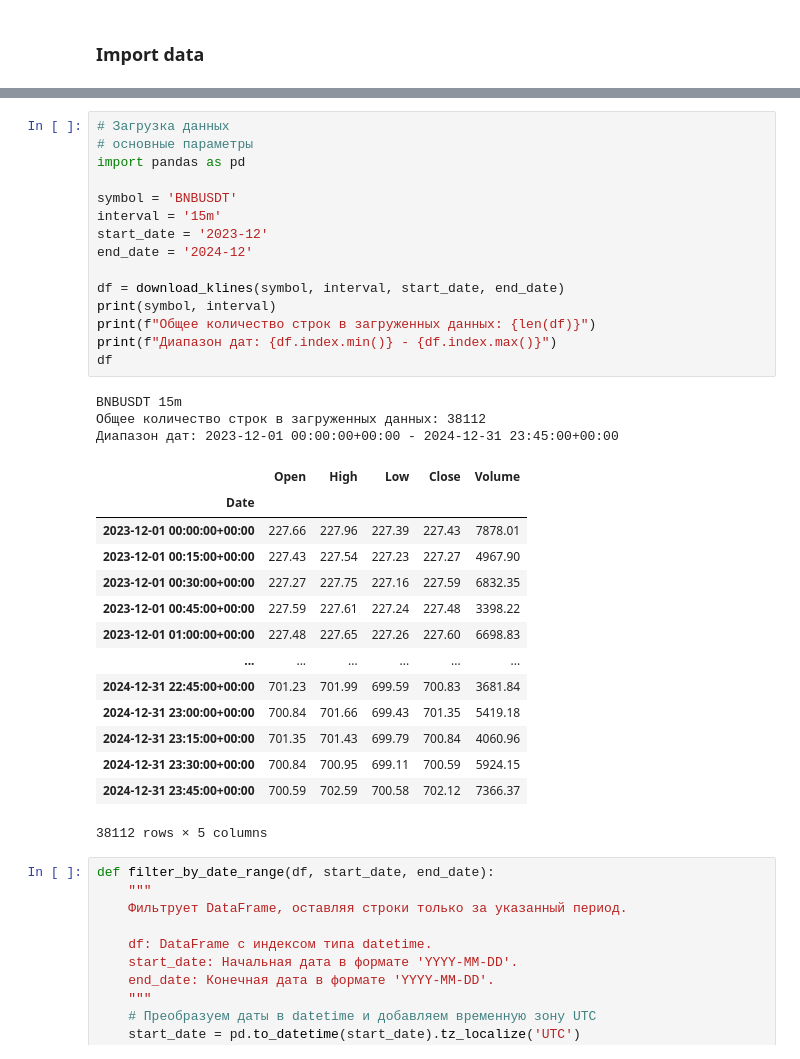
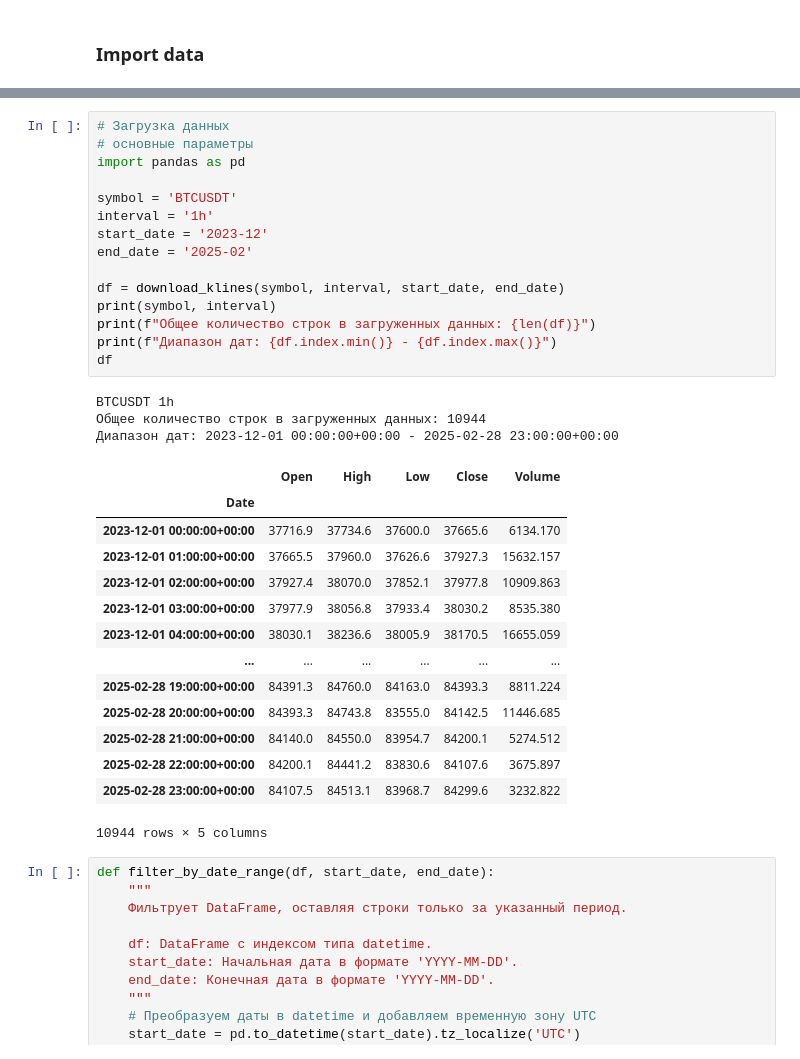
Before and after one commit to dkalenov/trading-bots-and-strategies, a Jupyter notebook: supertrend_bot_binance/supertrend_backtest.ipynb, the cells around one changed output, grey strips where cells are left out. Saved outputs shown, nothing was run; the diff lists cells and outputs as text.

```diff
--- a/supertrend_bot_binance/supertrend_backtest.ipynb
+++ b/supertrend_bot_binance/supertrend_backtest.ipynb
@@ -382,36 +595,36 @@ Requirement already satisfied: py4j in /usr/local/lib/python3.11/dist-packages (
 # %%
 # Загрузка данных
 # основные параметры
 import pandas as pd
 
-symbol = 'BNBUSDT'
-interval = '15m'
+symbol = 'BTCUSDT'
+interval = '1h'
 start_date = '2023-12'
-end_date = '2024-12'
+end_date = '2025-02'
 
 df = download_klines(symbol, interval, start_date, end_date)
 print(symbol, interval)
 print(f"Общее количество строк в загруженных данных: {len(df)}")
 print(f"Диапазон дат: {df.index.min()} - {df.index.max()}")
 df
 # %% [output]
-BNBUSDT 15m
-Общее количество строк в загруженных данных: 38112
-Диапазон дат: 2023-12-01 00:00:00+00:00 - 2024-12-31 23:45:00+00:00
+BTCUSDT 1h
+Общее количество строк в загруженных данных: 10944
+Диапазон дат: 2023-12-01 00:00:00+00:00 - 2025-02-28 23:00:00+00:00
 |  | Open | High | Low | Close | Volume |
 | Date |  |  |  |  |  |
-| 2023-12-01 00:00:00+00:00 | 227.66 | 227.96 | 227.39 | 227.43 | 7878.01 |
-| 2023-12-01 00:15:00+00:00 | 227.43 | 227.54 | 227.23 | 227.27 | 4967.90 |
-| 2023-12-01 00:30:00+00:00 | 227.27 | 227.75 | 227.16 | 227.59 | 6832.35 |
-| 2023-12-01 00:45:00+00:00 | 227.59 | 227.61 | 227.24 | 227.48 | 3398.22 |
-| 2023-12-01 01:00:00+00:00 | 227.48 | 227.65 | 227.26 | 227.60 | 6698.83 |
+| 2023-12-01 00:00:00+00:00 | 37716.9 | 37734.6 | 37600.0 | 37665.6 | 6134.170 |
+| 2023-12-01 01:00:00+00:00 | 37665.5 | 37960.0 | 37626.6 | 37927.3 | 15632.157 |
+| 2023-12-01 02:00:00+00:00 | 37927.4 | 38070.0 | 37852.1 | 37977.8 | 10909.863 |
+| 2023-12-01 03:00:00+00:00 | 37977.9 | 38056.8 | 37933.4 | 38030.2 | 8535.380 |
+| 2023-12-01 04:00:00+00:00 | 38030.1 | 38236.6 | 38005.9 | 38170.5 | 16655.059 |
 | ... | ... | ... | ... | ... | ... |
-| 2024-12-31 22:45:00+00:00 | 701.23 | 701.99 | 699.59 | 700.83 | 3681.84 |
-| 2024-12-31 23:00:00+00:00 | 700.84 | 701.66 | 699.43 | 701.35 | 5419.18 |
-| 2024-12-31 23:15:00+00:00 | 701.35 | 701.43 | 699.79 | 700.84 | 4060.96 |
-| 2024-12-31 23:30:00+00:00 | 700.84 | 700.95 | 699.11 | 700.59 | 5924.15 |
-| 2024-12-31 23:45:00+00:00 | 700.59 | 702.59 | 700.58 | 702.12 | 7366.37 |
+| 2025-02-28 19:00:00+00:00 | 84391.3 | 84760.0 | 84163.0 | 84393.3 | 8811.224 |
+| 2025-02-28 20:00:00+00:00 | 84393.3 | 84743.8 | 83555.0 | 84142.5 | 11446.685 |
+| 2025-02-28 21:00:00+00:00 | 84140.0 | 84550.0 | 83954.7 | 84200.1 | 5274.512 |
+| 2025-02-28 22:00:00+00:00 | 84200.1 | 84441.2 | 83830.6 | 84107.6 | 3675.897 |
+| 2025-02-28 23:00:00+00:00 | 84107.5 | 84513.1 | 83968.7 | 84299.6 | 3232.822 |
-38112 rows × 5 columns
+10944 rows × 5 columns
 # %%
 def filter_by_date_range(df, start_date, end_date):
     """
```
Also changed, not shown: parts of 35 cells of this notebook.
